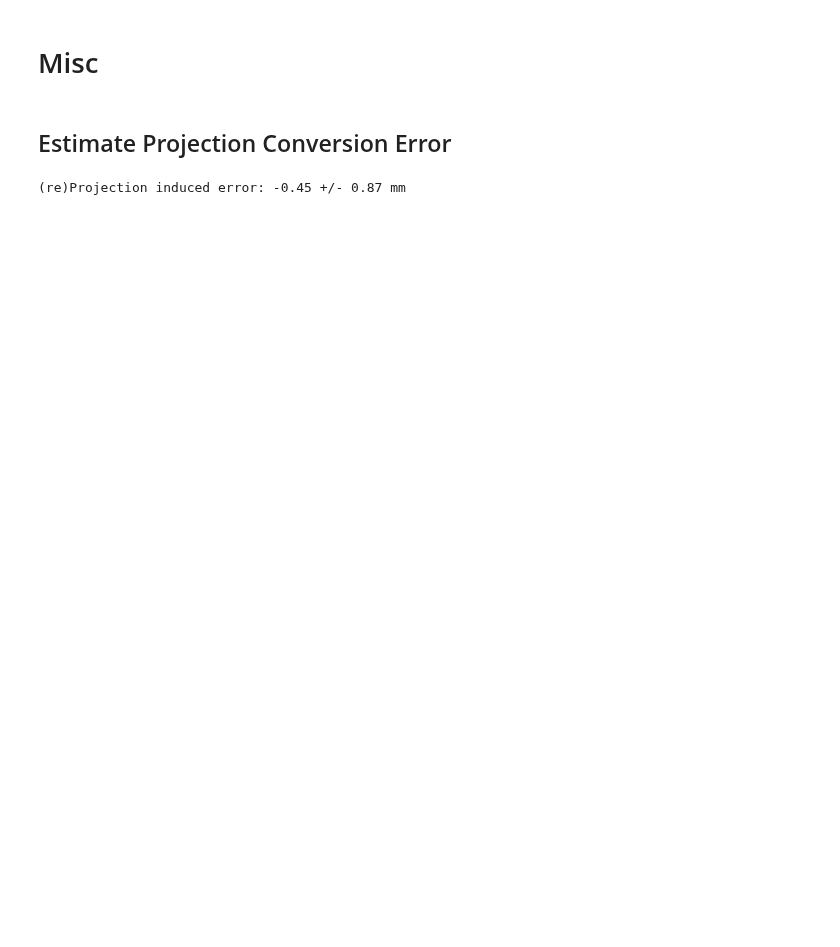
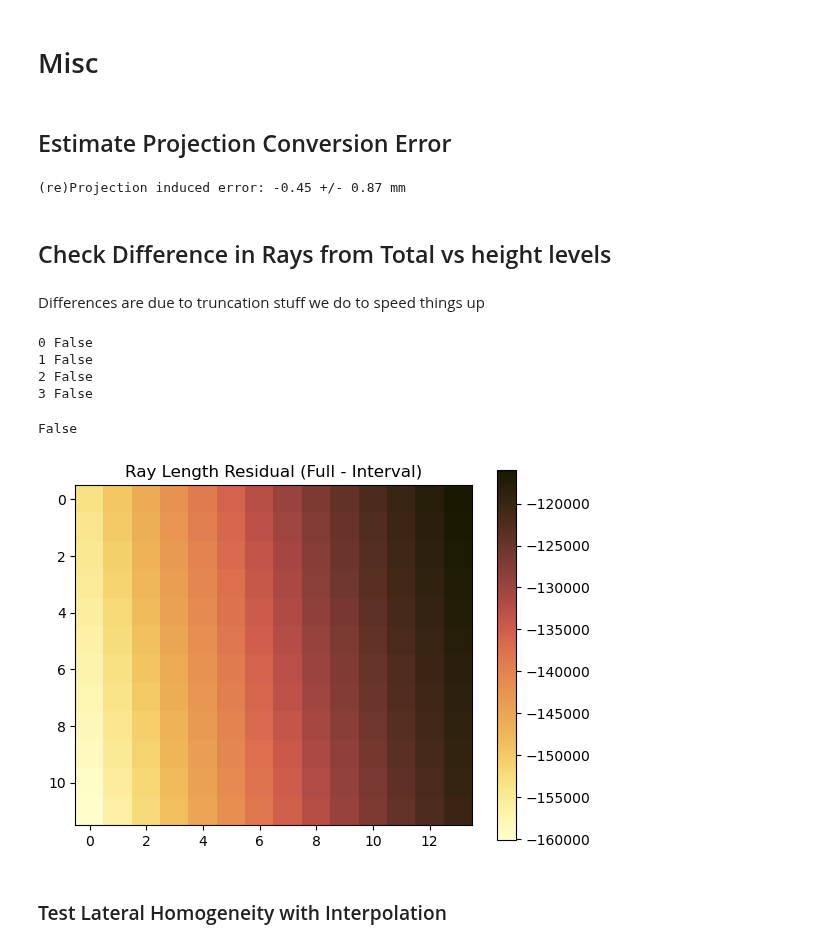
Before and after one commit to dbekaert/RAiDER-docs, a Jupyter notebook: notebooks/Synthetic_Test/SyntheticTest.ipynb, the cells around one changed output. Cells and saved outputs as stored; diff of their text form; code cells hidden in the pictures; blank space fills up the shorter version.

```diff
--- a/notebooks/Synthetic_Test/SyntheticTest.ipynb
+++ b/notebooks/Synthetic_Test/SyntheticTest.ipynb
@@ -574,0 +859,5 @@ plt.colorbar();
+# %%
+## now build the rays at the unbuffered wm nodes , scaled by k1
+targ_xyz = [da.x.data, da.y.data, da.z.data]
+ifWet, ifHydro = getInterpolators(path_wm_synth, 'pointwise')
+ray_data    = build_ray_het(targ_xyz, los, ifWet)
@@ -617,3 +925,7 @@ resid_llh = estimate_proj_error(Obj._xs, Obj._ys, -500, los)*1000
 print (f'(re)Projection induced error: {resid_llh.mean():.2f} +/- {resid_llh.std():.2f} mm')
 # %% [output]
 (re)Projection induced error: -0.45 +/- 0.87 mm
+# %% [markdown]
+## Check Difference in Rays from Total vs height levels
+# %% [markdown]
+Differences are due to truncation stuff we do to speed things up
@@ -619,0 +996,24 @@ print (f'(re)Projection induced error: {resid_llh.mean():.2f} +/- {resid_llh.std
+# %%
+# check if hgt level
+for i in range(4):
+    print (i, np.allclose(ray_data[0][i], ray_data[1][i]))
+
+np.allclose(ray_data[0], ray_data[1])
+# %% [output]
+0 False
+1 False
+2 False
+3 False
+False
+# %%
+hgt_lvl = 0
+resid_hgt = ray_data[1][hgt_lvl] - ray_data[0][hgt_lvl]
+
+# plot the residual at one height level
+plt.imshow(resid_hgt, cmap='cmc.lajolla')
+plt.title('Ray Length Residual (Full - Interval)')
+plt.colorbar();
+# %% [output]
+[figure, added]
+# %% [markdown]
+### Test Lateral Homogeneity with Interpolation
```
Also changed, not shown: parts of 28 cells of this notebook.
